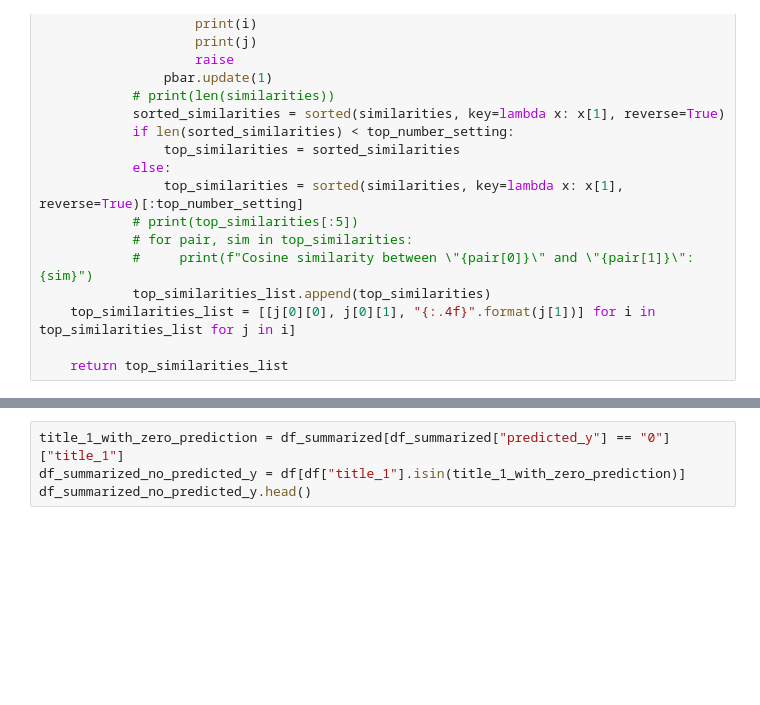
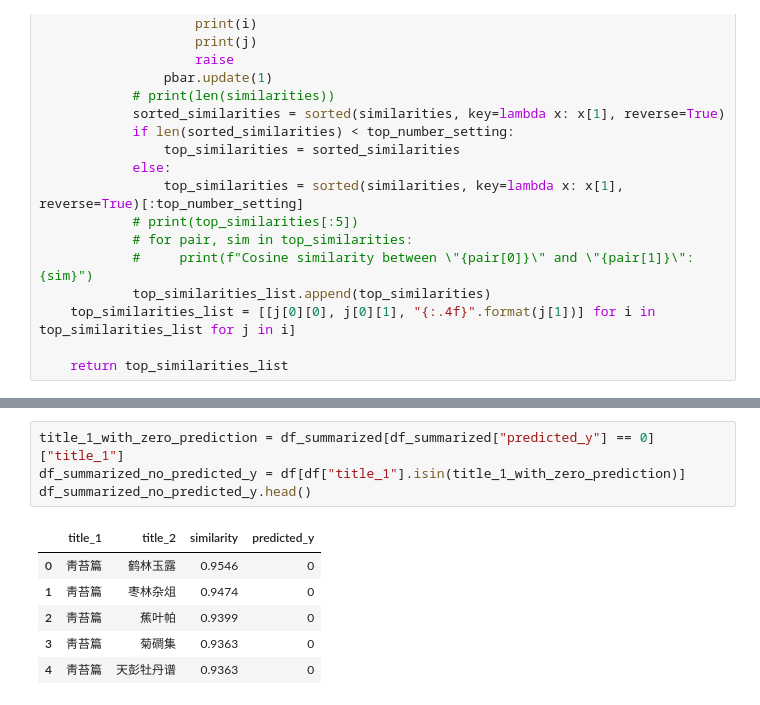
Before and after one commit to sudoghut/chinese-book-classification, a Jupyter notebook: chinese_book_classification.ipynb, the cells around one changed output, grey strips where cells are left out. Saved outputs shown, nothing was run; the diff lists cells and outputs as text; blank space fills up the shorter version.

```diff
--- a/chinese_book_classification.ipynb
+++ b/chinese_book_classification.ipynb
@@ -203,7 +180,14 @@ df_summarized.to_excel("compare_categories_summarized.xlsx", index=False)
 # %%
-title_1_with_zero_prediction = df_summarized[df_summarized["predicted_y"] == "0"]["title_1"]
+title_1_with_zero_prediction = df_summarized[df_summarized["predicted_y"] == 0]["title_1"]
 df_summarized_no_predicted_y = df[df["title_1"].isin(title_1_with_zero_prediction)]
 df_summarized_no_predicted_y.head()
+# %% [output]
+|  | title_1 | title_2 | similarity | predicted_y |
+| 0 | 靑苔篇 | 鹤林玉露 | 0.9546 | 0 |
+| 1 | 靑苔篇 | 枣林杂俎 | 0.9474 | 0 |
+| 2 | 靑苔篇 | 蕉叶帕 | 0.9399 | 0 |
+| 3 | 靑苔篇 | 菊磵集 | 0.9363 | 0 |
+| 4 | 靑苔篇 | 天彭牡丹谱 | 0.9363 | 0 |
 # %%
 def calculate_similarity(title1, title2):
     title1 = "".join(set(title1))
```
Also changed, not shown: parts of 11 cells of this notebook.
